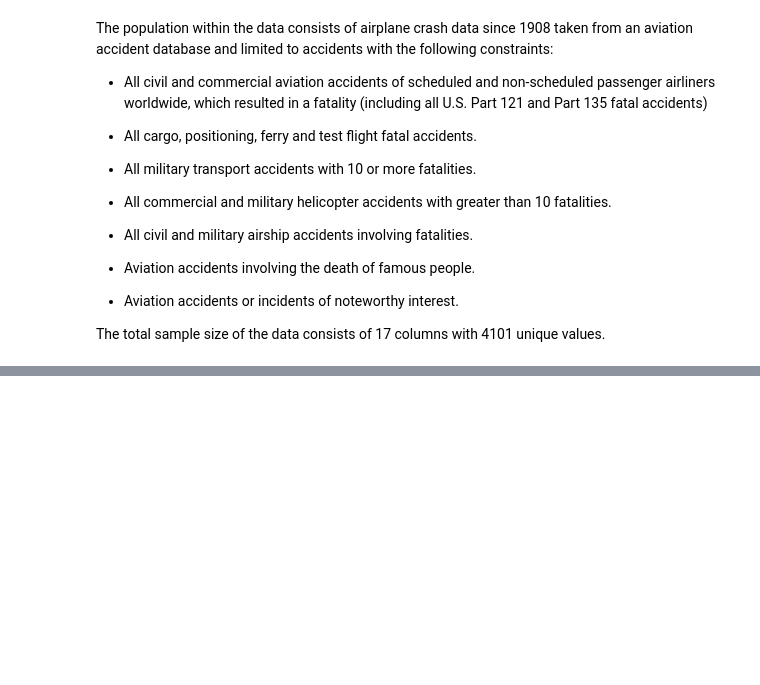
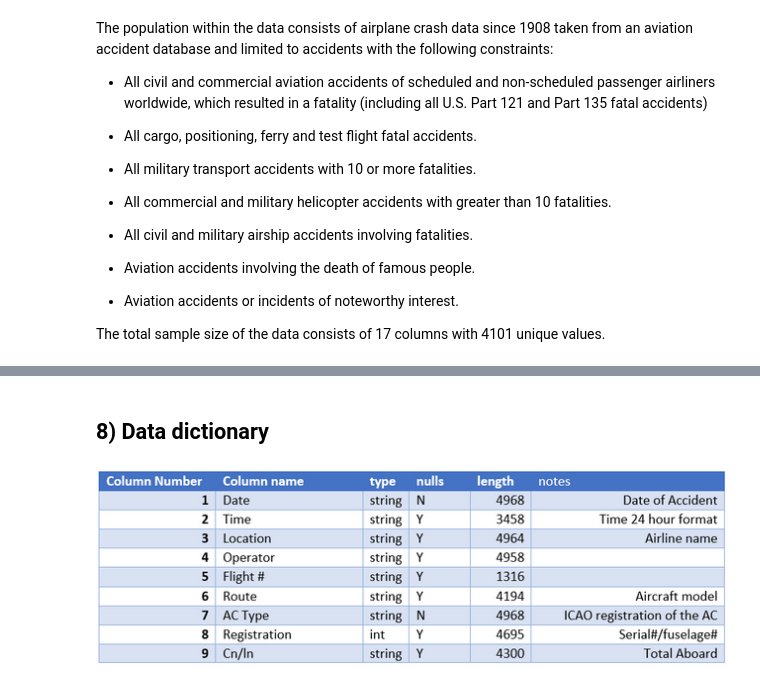
Before and after one commit to rjbhatt/MSDS-430-FinalProject, a Jupyter notebook: Milestone 1 .ipynb, the cells around one changed output, grey strips where cells are left out. Saved outputs shown, nothing was run; the diff lists cells and outputs as text; code cells hidden in the pictures; blank space fills up the shorter version.

```diff
--- a/Milestone 1 .ipynb
+++ b/Milestone 1 .ipynb
@@ -71,0 +149,7 @@ The total sample size of the data consists of 17 columns with 4101 unique values
+# %% [markdown]
+## 8) Data dictionary
+# %%
+from IPython.display import Image
+Image("https://i.ibb.co/RDCZJpm/dictionary-1.png")
+# %% [output]
+[figure, added]
```
Also changed, not shown: parts of 10 cells of this notebook.
